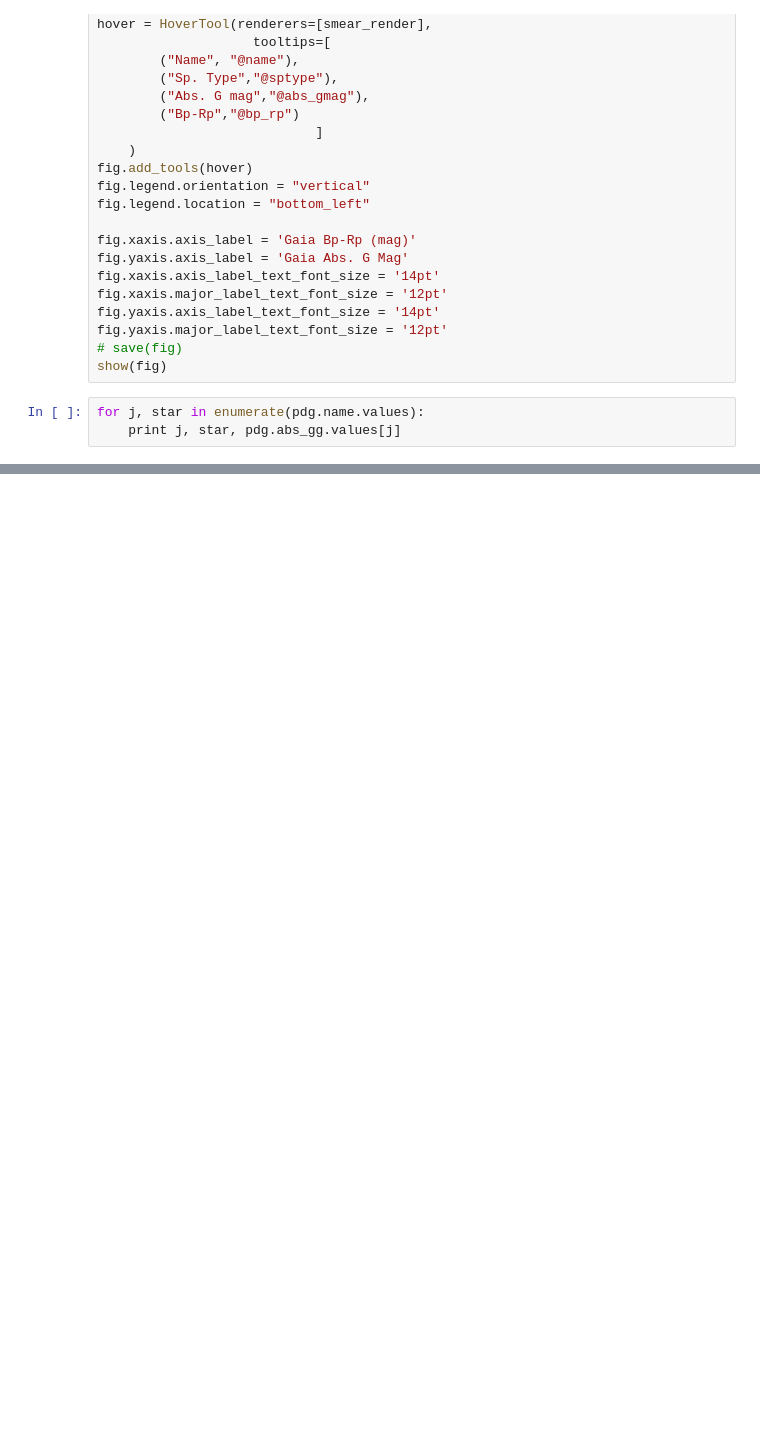
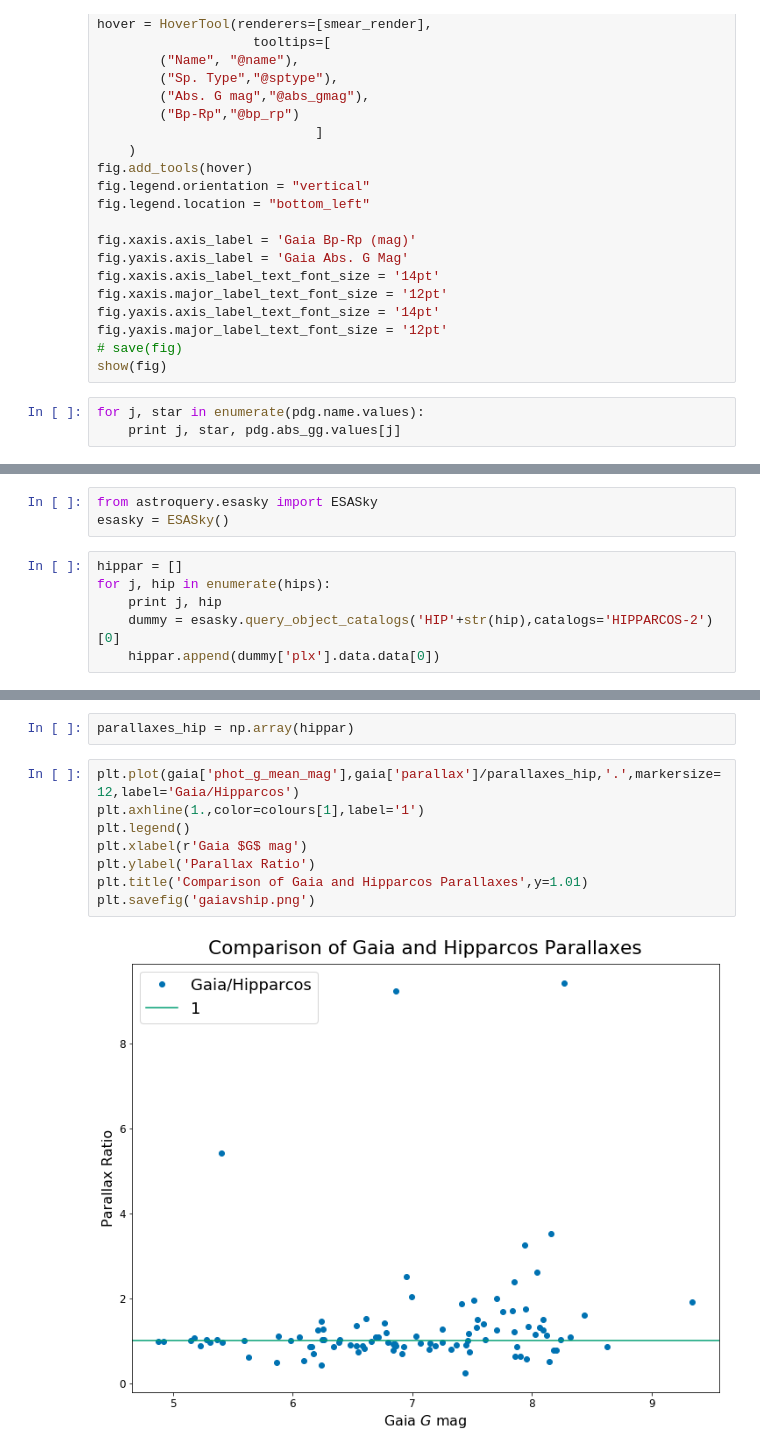
Before and after one commit to benjaminpope/smearcampaign, a Jupyter notebook: notebooks/read_catalogues.ipynb, the cells around one changed output, grey strips where cells are left out. Saved outputs shown, nothing was run; the diff lists cells and outputs as text; blank space fills up the shorter version.

Commit message:
hipparcos

```diff
--- a/notebooks/read_catalogues.ipynb
+++ b/notebooks/read_catalogues.ipynb
@@ -811,0 +840,9 @@ for j, star in enumerate(pdg.name.values):
+# %%
+from astroquery.esasky import ESASky
+esasky = ESASky()
+# %%
+hippar = []
+for j, hip in enumerate(hips):
+    print j, hip
+    dummy = esasky.query_object_catalogs('HIP'+str(hip),catalogs='HIPPARCOS-2')[0]
+    hippar.append(dummy['plx'].data.data[0])
@@ -811,0 +867,12 @@ for j, star in enumerate(pdg.name.values):
+# %%
+parallaxes_hip = np.array(hippar)
+# %%
+plt.plot(gaia['phot_g_mean_mag'],gaia['parallax']/parallaxes_hip,'.',markersize=12,label='Gaia/Hipparcos')
+plt.axhline(1.,color=colours[1],label='1')
+plt.legend()
+plt.xlabel(r'Gaia $G$ mag')
+plt.ylabel('Parallax Ratio')
+plt.title('Comparison of Gaia and Hipparcos Parallaxes',y=1.01)
+plt.savefig('gaiavship.png')
+# %% [output]
+[figure, added]
```
Also changed, not shown: parts of 6 cells of this notebook, 2 other files.
